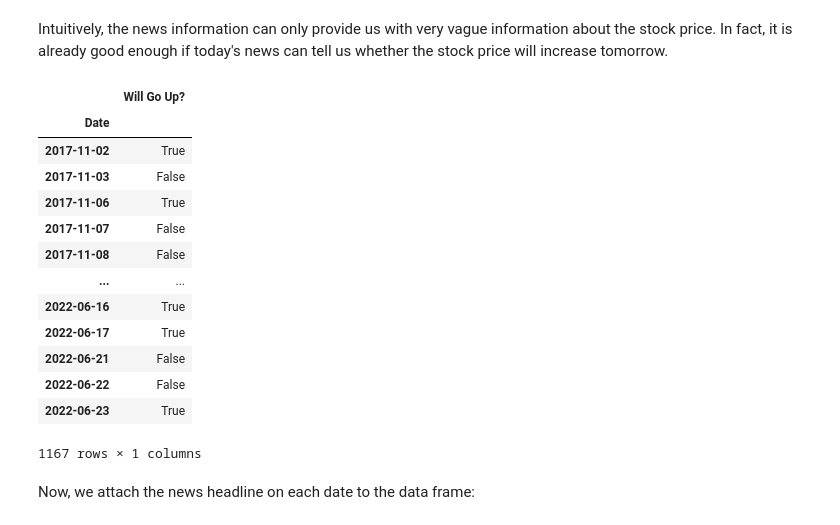
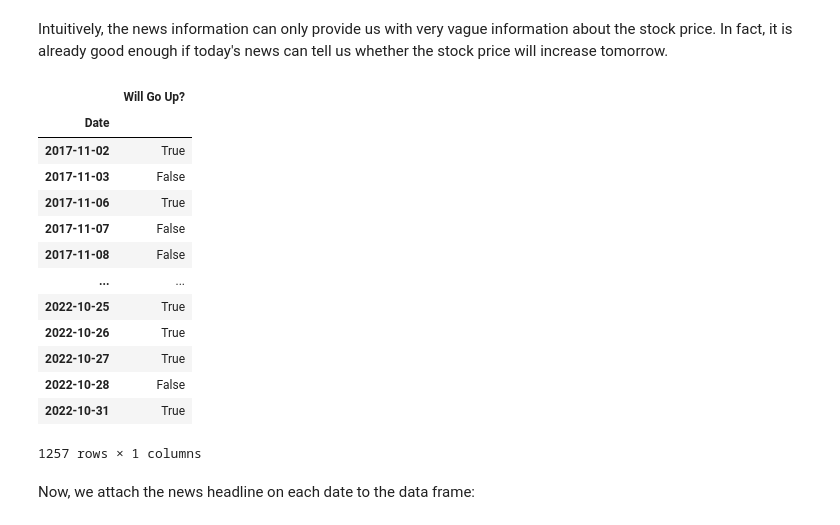
Before and after one commit to Isaac-Fate/stox, a Jupyter notebook: _sources/news-investigation/quantification.ipynb, the cells around one changed output. Cells and saved outputs as stored; diff of their text form; code cells hidden in the pictures.

```diff
--- a/_sources/news-investigation/quantification.ipynb
+++ b/_sources/news-investigation/quantification.ipynb
@@ -35,0 +17,5 @@ test_df = stock[-num_days:]
+# %%
+stocks: pd.DataFrame = pd.read_csv("../../data/stocks.csv", index_col=0, parse_dates=True)
+company = "TSLA"
+stock = stocks.query(f"Company == '{company}'").drop(columns=["Company", "Sector"])
+stock
@@ -39,26 +40,26 @@ test_df = stock[-num_days:]
 Intuitively, the news information can only provide us with very vague information about the stock price. In fact, it is already good enough if today's news can tell us whether the stock price will increase tomorrow.
 # %%
 # shifted percentage change: (tomorrow - today) / today
-train_df = train_df[["Close"]].pct_change().shift(-1).dropna()
+df = stock[["Close"]].pct_change().shift(-1).dropna()
 
 # whether the stock price will increase compared with today's price
-train_df = train_df > 0
-train_df.rename(columns={"Close": "Will Go Up?"}, inplace=True)
-train_df
+df = df > 0
+df.rename(columns={"Close": "Will Go Up?"}, inplace=True)
+df
 # %% [output]
 |  | Will Go Up? |
 | Date |  |
 | 2017-11-02 | True |
 | 2017-11-03 | False |
 | 2017-11-06 | True |
 | 2017-11-07 | False |
 | 2017-11-08 | False |
 | ... | ... |
-| 2022-06-16 | True |
-| 2022-06-17 | True |
-| 2022-06-21 | False |
-| 2022-06-22 | False |
-| 2022-06-23 | True |
+| 2022-10-25 | True |
+| 2022-10-26 | True |
+| 2022-10-27 | True |
+| 2022-10-28 | False |
+| 2022-10-31 | True |
-1167 rows × 1 columns
+1257 rows × 1 columns
 # %% [markdown]
 Now, we attach the news headline on each date to the data frame:
```
Also changed, not shown: parts of 31 cells of this notebook, 48 other files.
